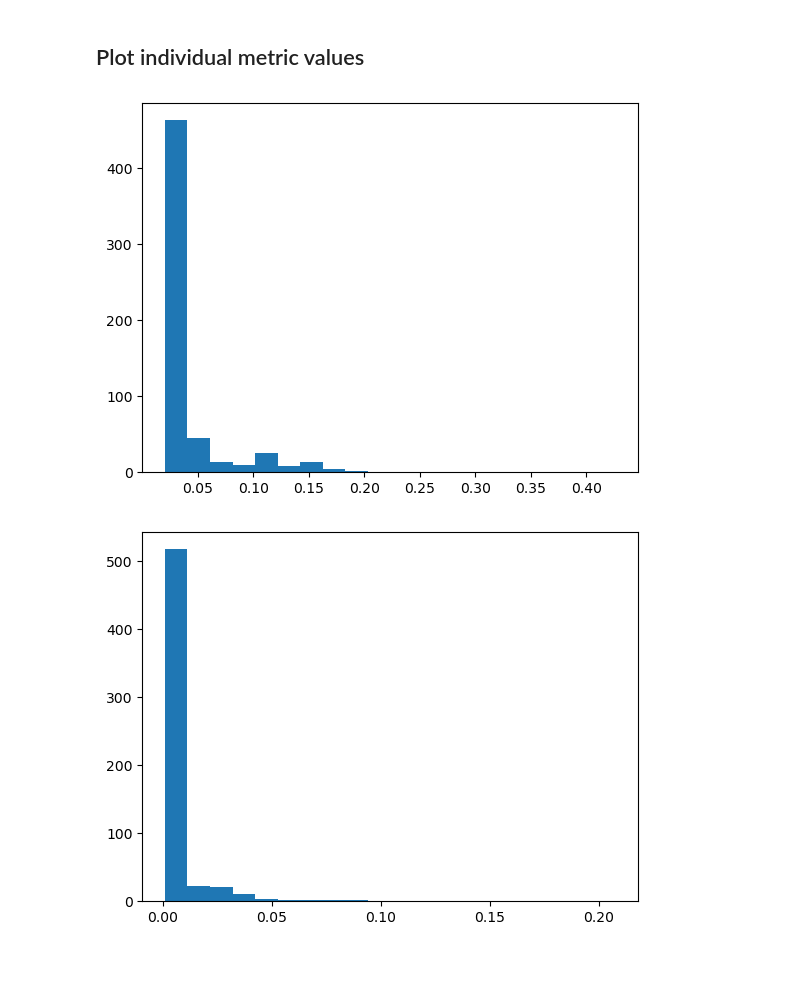
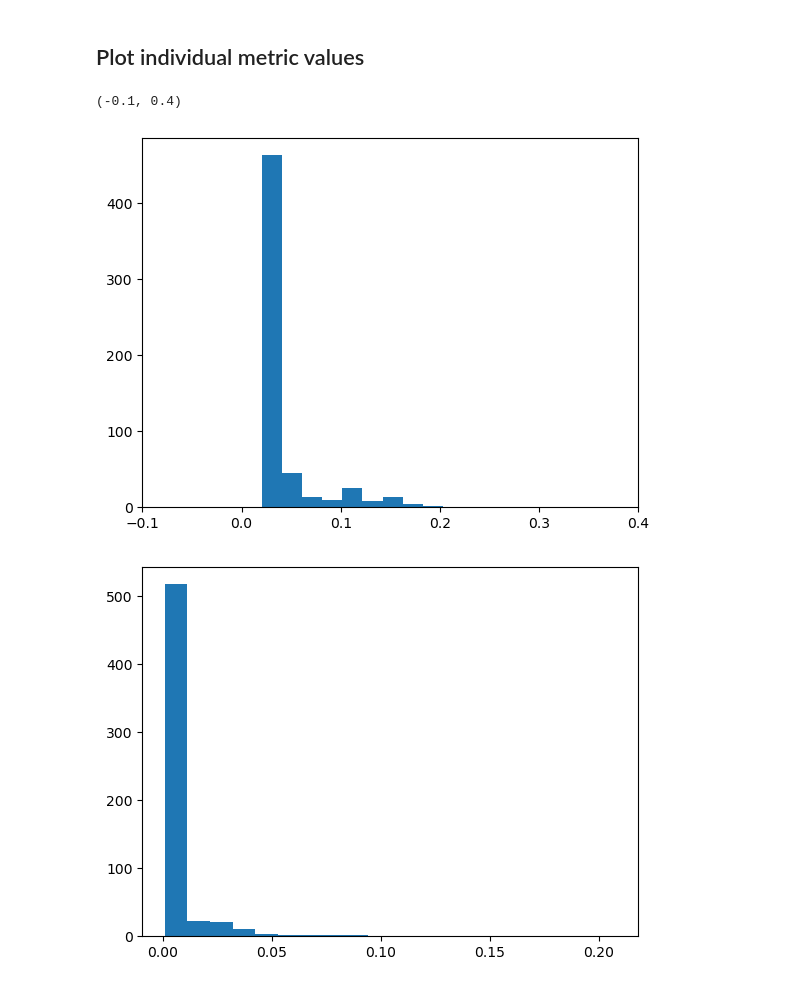
Before and after one commit to mariajmolina/s2sml, a Jupyter notebook: notebooks/ParetoFrontPlot.ipynb, the cells around one changed output. Saved outputs shown, nothing was run; the diff lists cells and outputs as text; code cells hidden in the pictures.

```diff
--- a/notebooks/ParetoFrontPlot.ipynb
+++ b/notebooks/ParetoFrontPlot.ipynb
@@ -33,8 +33,10 @@ df
 ## Plot individual metric values
 # %%
 plt.hist(df.values_0, bins=20);
+plt.xlim([-0.1,0.4])
 # %% [output]
+(-0.1, 0.4)
-[figure, old version]
+[figure, new version]
 # %%
 plt.hist(df.values_1, bins=20);
 # %% [output]
```
Also changed, not shown: parts of 1 cell of this notebook, 3 other files.
